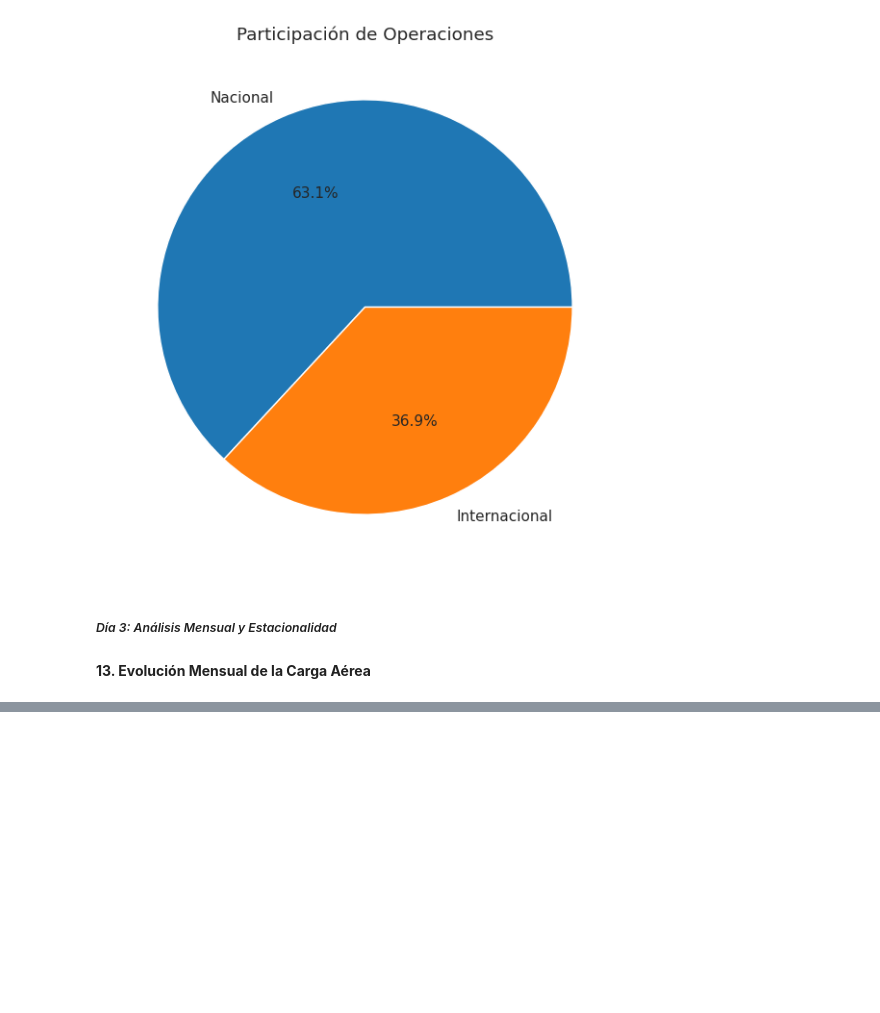
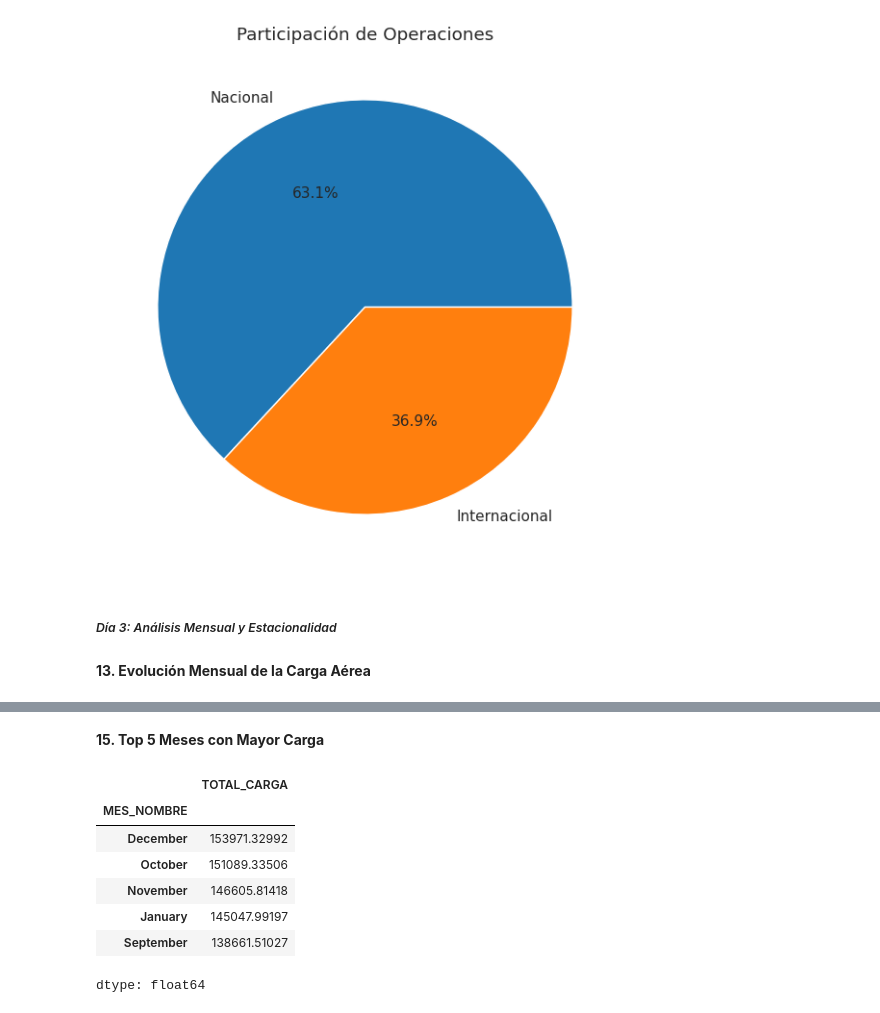
Before and after one commit to AlexisPerezCordero/Analisis-Trafico-Aereo-Jorge-Chavez, a Jupyter notebook: Analisis_Trafico_Aereo.ipynb, the cells around one changed output, grey strips where cells are left out. Drawn from its saved outputs; the diff is of its cells as text; code cells hidden in the pictures; blank space fills up the shorter version.

```diff
--- a/Analisis_Trafico_Aereo.ipynb
+++ b/Analisis_Trafico_Aereo.ipynb
@@ -360,0 +392,19 @@ NameError: name 'df' is not defined
+# %% [markdown]
+**15. Top 5 Meses con Mayor Carga**
+# %%
+top_carga = (
+    df.groupby("MES_NOMBRE")["TOTAL_CARGA"]
+      .sum()
+      .sort_values(ascending=False)
+)
+
+top_carga.head(5)
+# %% [output]
+|  | TOTAL_CARGA |
+| MES_NOMBRE |  |
+| December | 153971.32992 |
+| October | 151089.33506 |
+| November | 146605.81418 |
+| January | 145047.99197 |
+| September | 138661.51027 |
+dtype: float64
```
Also changed, not shown: parts of 9 cells of this notebook.
